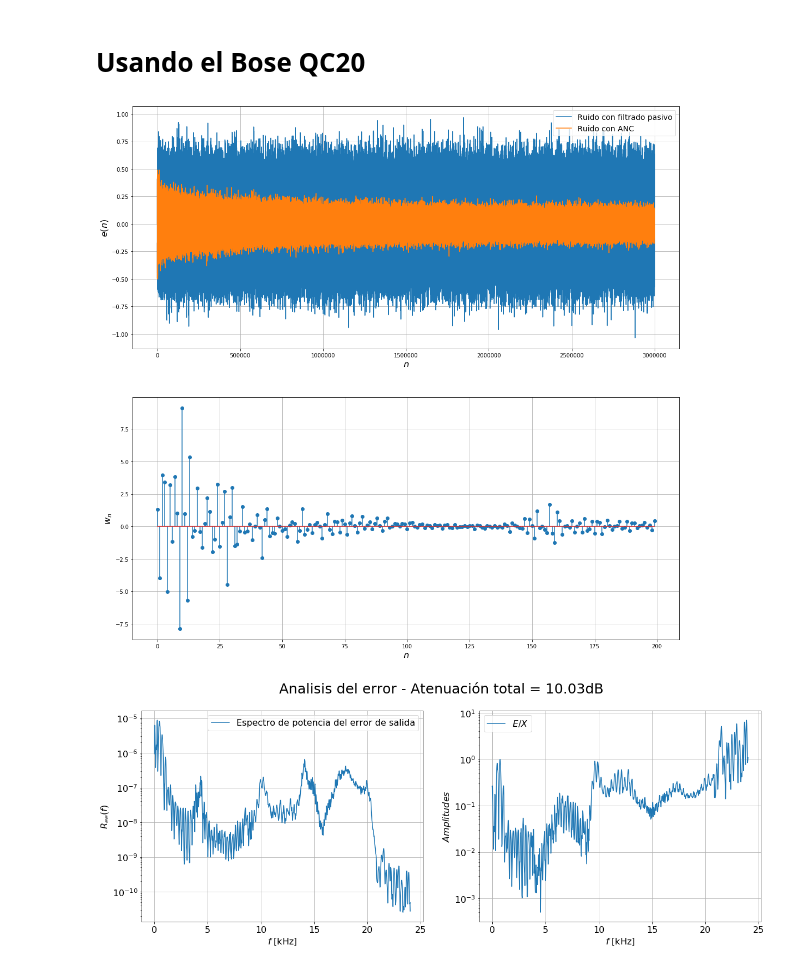
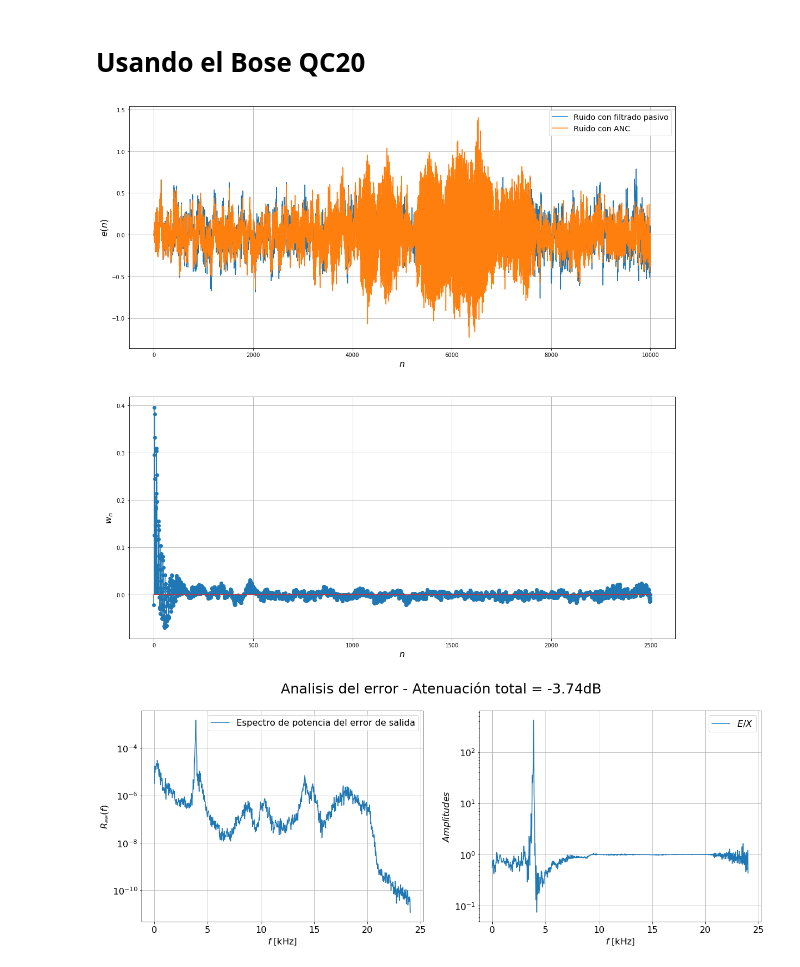
Before and after one commit to asp-image-dsp/asp-project-02, a Jupyter notebook: development/rls_secondary.ipynb, the cells around one changed output. Drawn from its saved outputs; the diff is of its cells as text; code cells hidden in the pictures.

```diff
--- a/development/rls_secondary.ipynb
+++ b/development/rls_secondary.ipynb
@@ -52,7 +52,7 @@ plot_helpers.plot_anc_results([headphone.d, e], w, weight_plot='response')
 # %% [markdown]
 # Usando el Bose QC20
 # %%
-N = 3_000_000 # Quantity of samples used3 for the simulation
+N = 10_000 # Quantity of samples used3 for the simulation
 x = np.random.normal(size=N) # Gaussian white noise
 # %%
 headphone = boseqc20_model.BoseQC20('../support/dataset/BoseQC20.json', secondary_enable=True) # Create testbench model
@@ -60,14 +60,14 @@ headphone.set_noise(x) # Load the noise samples for the simulation
 headphone.reset() # Reset the time instant
 # %%
 forget = 0.9
-order = 200
+order = 2_500
 e, w = anc_secondary.anc_primary_secondary_rls(headphone, headphone.g, order=order, forget=forget, delta=np.var(headphone.xp) * (1 - forget), force_hermitian=True)
 # %%
 # Plot the ANC results
 plot_helpers.plot_anc_results([headphone.d[:], e[:]], w, weight_plot='response')
 # %% [output]
-[figure, old version]
+[figure, new version]
 # %%
-plot_helpers.plot_error_analysis(headphone.d[5000:], e[5000:], 48000, 'Analisis del error', a_weighting=False)
+plot_helpers.plot_error_analysis(headphone.d[:], e[:], 48000, 'Analisis del error', a_weighting=False)
 # %% [output]
-[figure, old version]
+[figure, new version]
```
Also changed, not shown: parts of 1 cell of this notebook, 1 other file.
